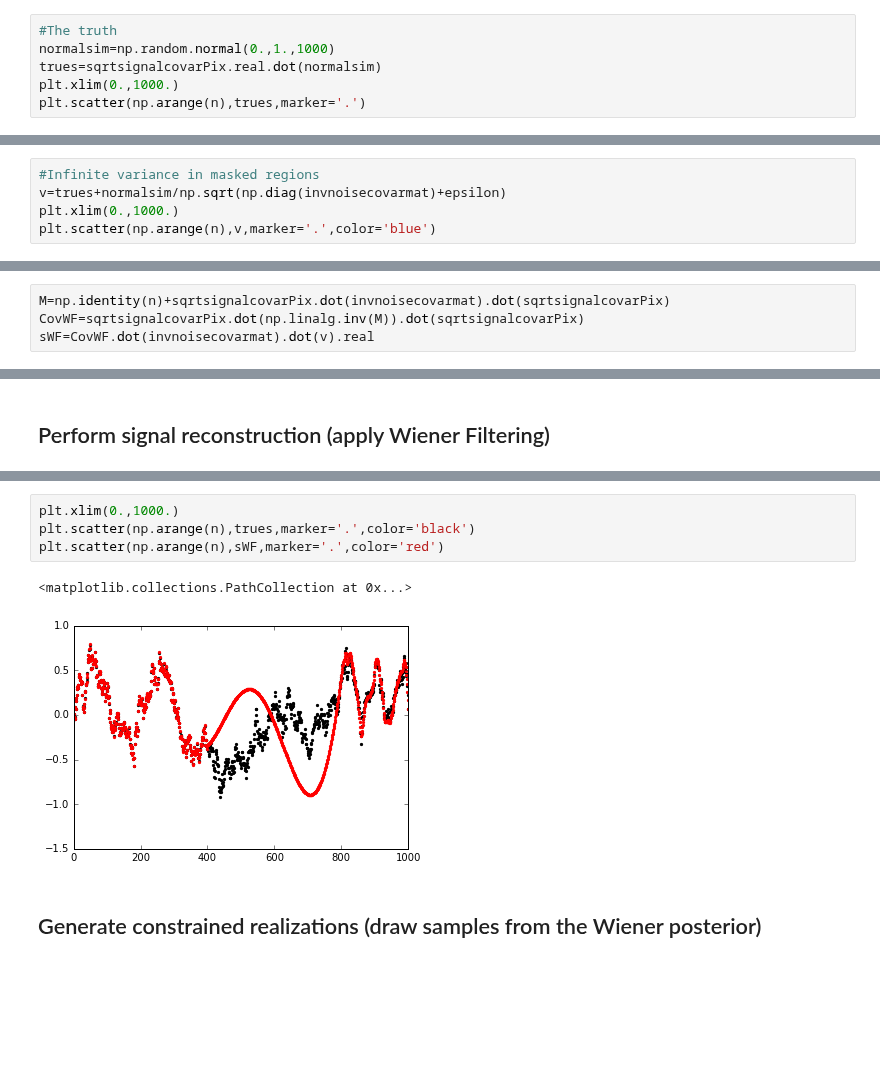
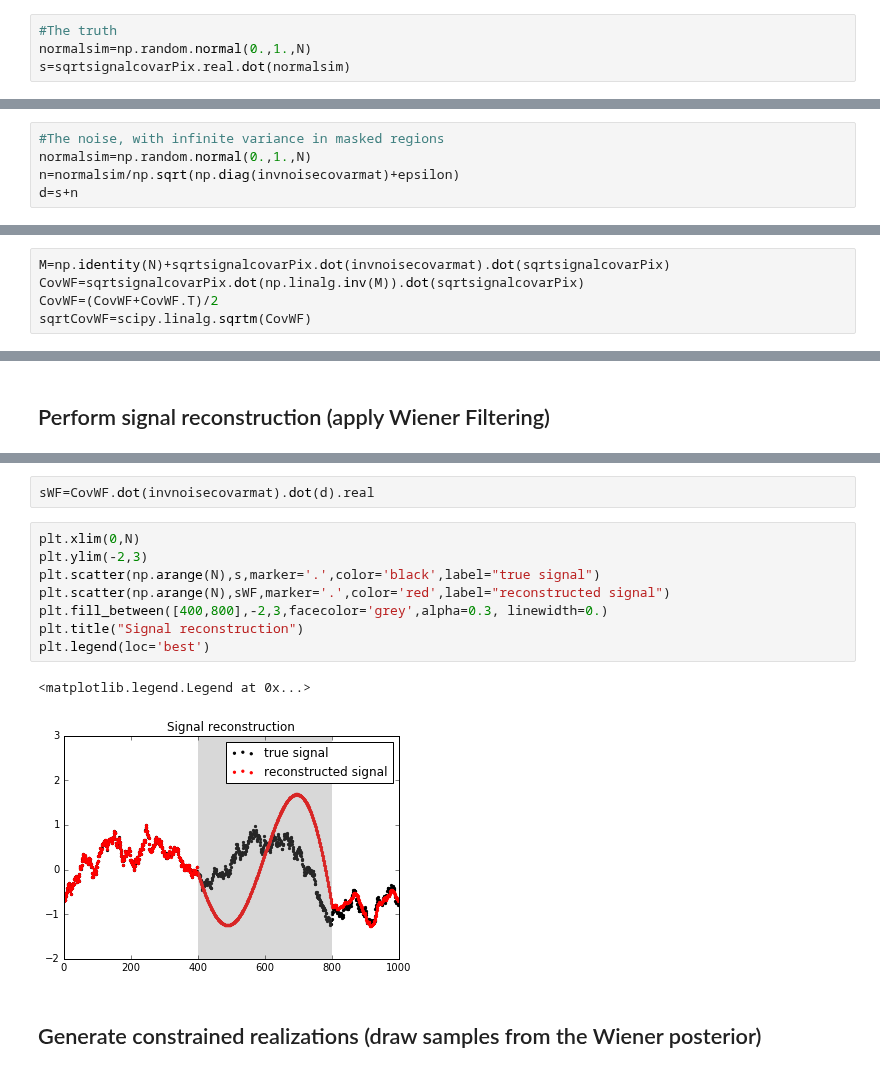
Before and after one commit to florent-leclercq/Bayes_InfoTheory, a Jupyter notebook: WienerFilter.ipynb, the cells around one changed output, grey strips where cells are left out. Cells and saved outputs as stored; diff of their text form; blank space fills up the shorter version.

```diff
--- a/WienerFilter.ipynb
+++ b/WienerFilter.ipynb
@@ -57,6 +73,4 @@ plt.matshow(invnoisecovarmat, cmap='RdBu')
 # %%
 #The truth
-normalsim=np.random.normal(0.,1.,1000)
-trues=sqrtsignalcovarPix.real.dot(normalsim)
-plt.xlim(0.,1000.)
-plt.scatter(np.arange(n),trues,marker='.')
+normalsim=np.random.normal(0.,1.,N)
+s=sqrtsignalcovarPix.real.dot(normalsim)
@@ -66,5 +87,5 @@ plt.scatter(np.arange(n),trues,marker='.')
 # %%
-#Infinite variance in masked regions
-v=trues+normalsim/np.sqrt(np.diag(invnoisecovarmat)+epsilon)
-plt.xlim(0.,1000.)
-plt.scatter(np.arange(n),v,marker='.',color='blue')
+#The noise, with infinite variance in masked regions
+normalsim=np.random.normal(0.,1.,N)
+n=normalsim/np.sqrt(np.diag(invnoisecovarmat)+epsilon)
+d=s+n
@@ -83,4 +127,5 @@ plt.scatter(np.arange(n),mask*v,marker='.',color='blue')
 # %%
-M=np.identity(n)+sqrtsignalcovarPix.dot(invnoisecovarmat).dot(sqrtsignalcovarPix)
+M=np.identity(N)+sqrtsignalcovarPix.dot(invnoisecovarmat).dot(sqrtsignalcovarPix)
 CovWF=sqrtsignalcovarPix.dot(np.linalg.inv(M)).dot(sqrtsignalcovarPix)
-sWF=CovWF.dot(invnoisecovarmat).dot(v).real
+CovWF=(CovWF+CovWF.T)/2
+sqrtCovWF=scipy.linalg.sqrtm(CovWF)
@@ -96,9 +151,15 @@ plt.matshow(sqrtCovWf.real, cmap='RdBu')
+# %%
+sWF=CovWF.dot(invnoisecovarmat).dot(d).real
 # %%
-plt.xlim(0.,1000.)
-plt.scatter(np.arange(n),trues,marker='.',color='black')
-plt.scatter(np.arange(n),sWF,marker='.',color='red')
+plt.xlim(0,N)
+plt.ylim(-2,3)
+plt.scatter(np.arange(N),s,marker='.',color='black',label="true signal")
+plt.scatter(np.arange(N),sWF,marker='.',color='red',label="reconstructed signal")
+plt.fill_between([400,800],-2,3,facecolor='grey',alpha=0.3, linewidth=0.)
+plt.title("Signal reconstruction")
+plt.legend(loc='best')
 # %% [output]
-<matplotlib.collections.PathCollection at 0x...>
+<matplotlib.legend.Legend at 0x...>
-[figure, old version]
+[figure, new version]
 # %% [markdown]
 ## Generate constrained realizations (draw samples from the Wiener posterior)
```
Also changed, not shown: parts of 23 cells of this notebook, 1 other file.
